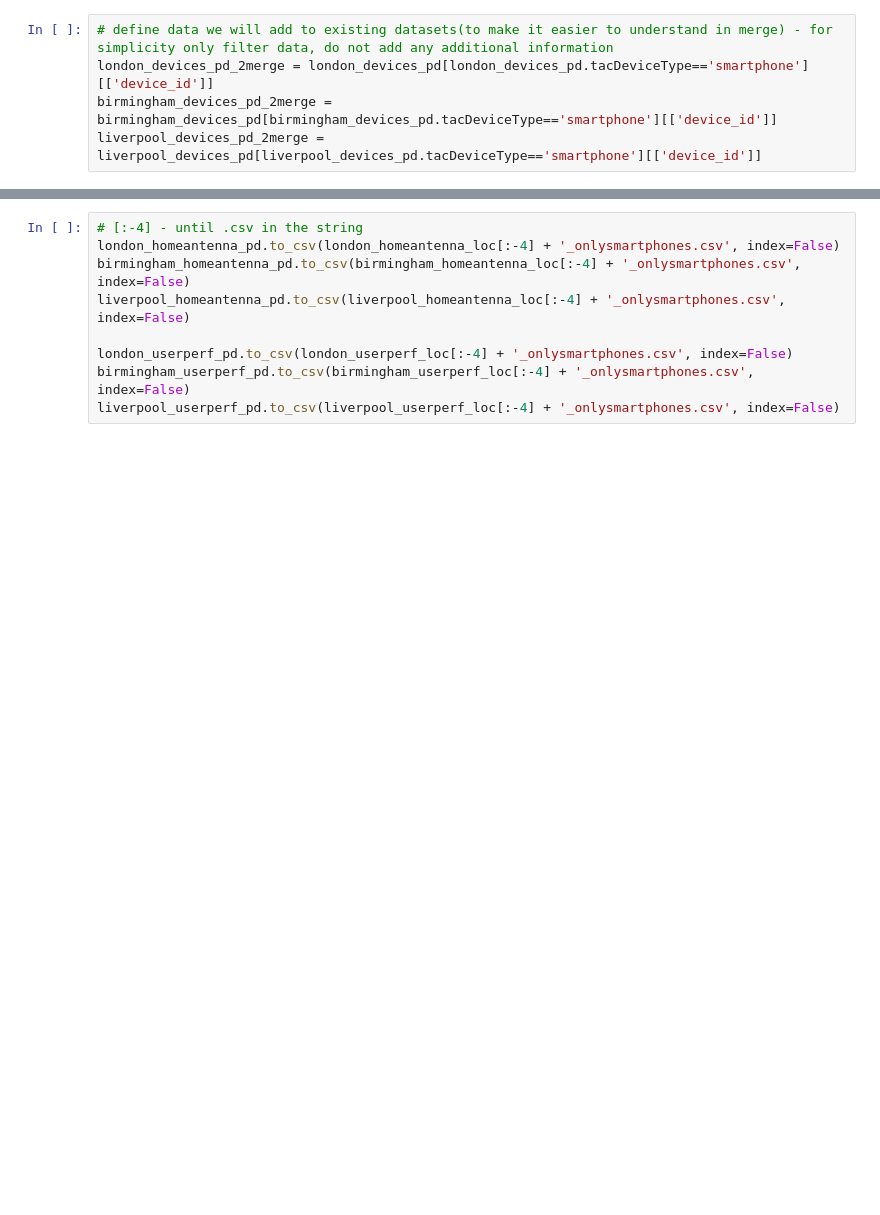
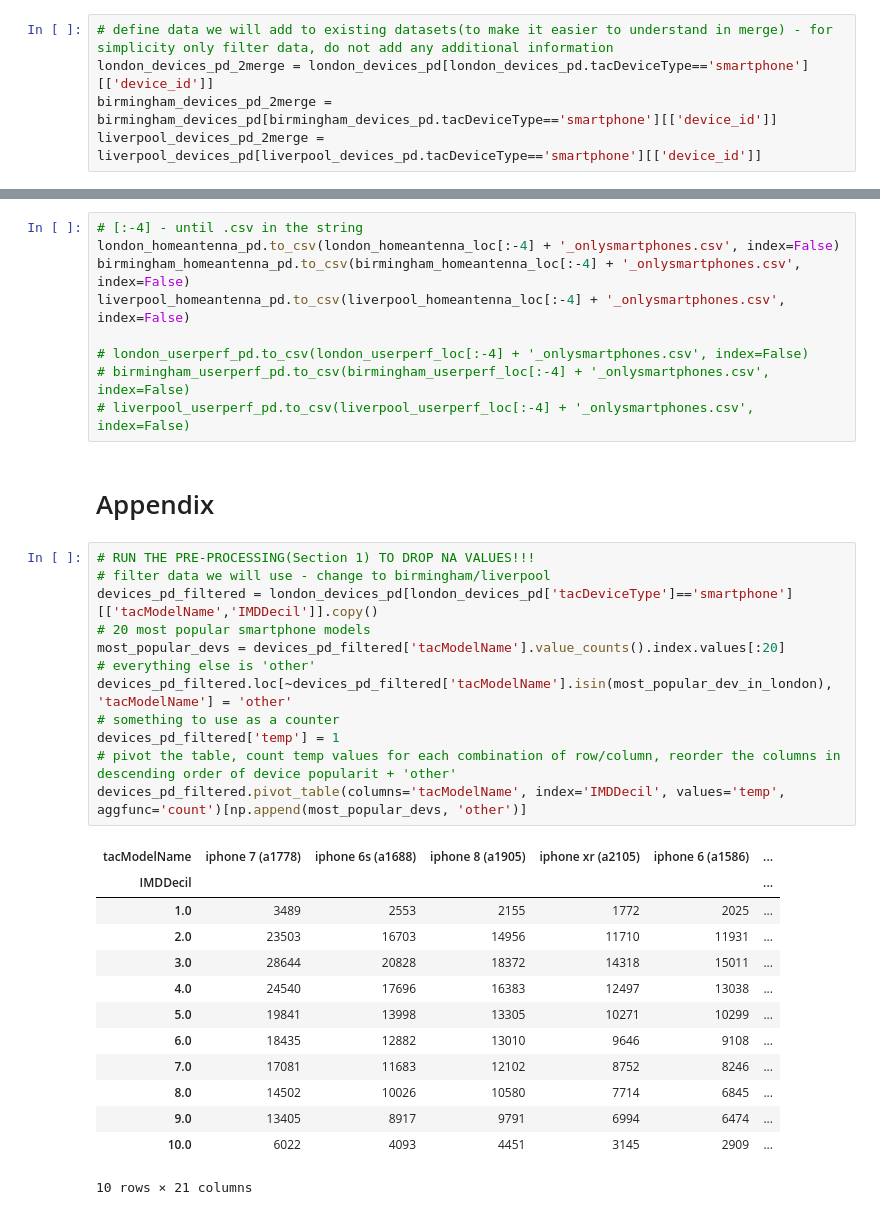
Before and after one commit to 5uperpalo/Telefonica, a Jupyter notebook: IMC2020/UK_Devices.ipynb, the cells around one changed output, grey strips where cells are left out. Cells and saved outputs as stored; diff of their text form; blank space fills up the shorter version.

```diff
--- a/IMC2020/UK_Devices.ipynb
+++ b/IMC2020/UK_Devices.ipynb
@@ -822,6 +822,34 @@ london_homeantenna_pd.to_csv(london_homeantenna_loc[:-4] + '_onlysmartphones.csv
 birmingham_homeantenna_pd.to_csv(birmingham_homeantenna_loc[:-4] + '_onlysmartphones.csv', index=False)
 liverpool_homeantenna_pd.to_csv(liverpool_homeantenna_loc[:-4] + '_onlysmartphones.csv', index=False)
 
-london_userperf_pd.to_csv(london_userperf_loc[:-4] + '_onlysmartphones.csv', index=False)
-birmingham_userperf_pd.to_csv(birmingham_userperf_loc[:-4] + '_onlysmartphones.csv', index=False)
-liverpool_userperf_pd.to_csv(liverpool_userperf_loc[:-4] + '_onlysmartphones.csv', index=False)
+# london_userperf_pd.to_csv(london_userperf_loc[:-4] + '_onlysmartphones.csv', index=False)
+# birmingham_userperf_pd.to_csv(birmingham_userperf_loc[:-4] + '_onlysmartphones.csv', index=False)
+# liverpool_userperf_pd.to_csv(liverpool_userperf_loc[:-4] + '_onlysmartphones.csv', index=False)
+# %% [markdown]
+# Appendix
+# %%
+# RUN THE PRE-PROCESSING(Section 1) TO DROP NA VALUES!!!
+# filter data we will use - change to birmingham/liverpool
+devices_pd_filtered = london_devices_pd[london_devices_pd['tacDeviceType']=='smartphone'][['tacModelName','IMDDecil']].copy()
+# 20 most popular smartphone models
+most_popular_devs = devices_pd_filtered['tacModelName'].value_counts().index.values[:20]
+# everything else is 'other'
+devices_pd_filtered.loc[~devices_pd_filtered['tacModelName'].isin(most_popular_dev_in_london), 'tacModelName'] = 'other'
+# something to use as a counter
+devices_pd_filtered['temp'] = 1
+# pivot the table, count temp values for each combination of row/column, reorder the columns in descending order of device popularit + 'other'
+devices_pd_filtered.pivot_table(columns='tacModelName', index='IMDDecil', values='temp', aggfunc='count')[np.append(most_popular_devs, 'other')]
+# %% [output]
+| tacModelName | iphone 7 (a1778) | iphone 6s (a1688) | iphone 8 (a1905) | iphone xr (a2105) | iphone 6 (a1586) | ... |
+| IMDDecil |  |  |  |  |  | ... |
+| 1.0 | 3489 | 2553 | 2155 | 1772 | 2025 | ... |
+| 2.0 | 23503 | 16703 | 14956 | 11710 | 11931 | ... |
+| 3.0 | 28644 | 20828 | 18372 | 14318 | 15011 | ... |
+| 4.0 | 24540 | 17696 | 16383 | 12497 | 13038 | ... |
+| 5.0 | 19841 | 13998 | 13305 | 10271 | 10299 | ... |
+| 6.0 | 18435 | 12882 | 13010 | 9646 | 9108 | ... |
+| 7.0 | 17081 | 11683 | 12102 | 8752 | 8246 | ... |
+| 8.0 | 14502 | 10026 | 10580 | 7714 | 6845 | ... |
+| 9.0 | 13405 | 8917 | 9791 | 6994 | 6474 | ... |
+| 10.0 | 6022 | 4093 | 4451 | 3145 | 2909 | ... |
+10 rows × 21 columns
```
Also changed, not shown: parts of 1 cell of this notebook.
